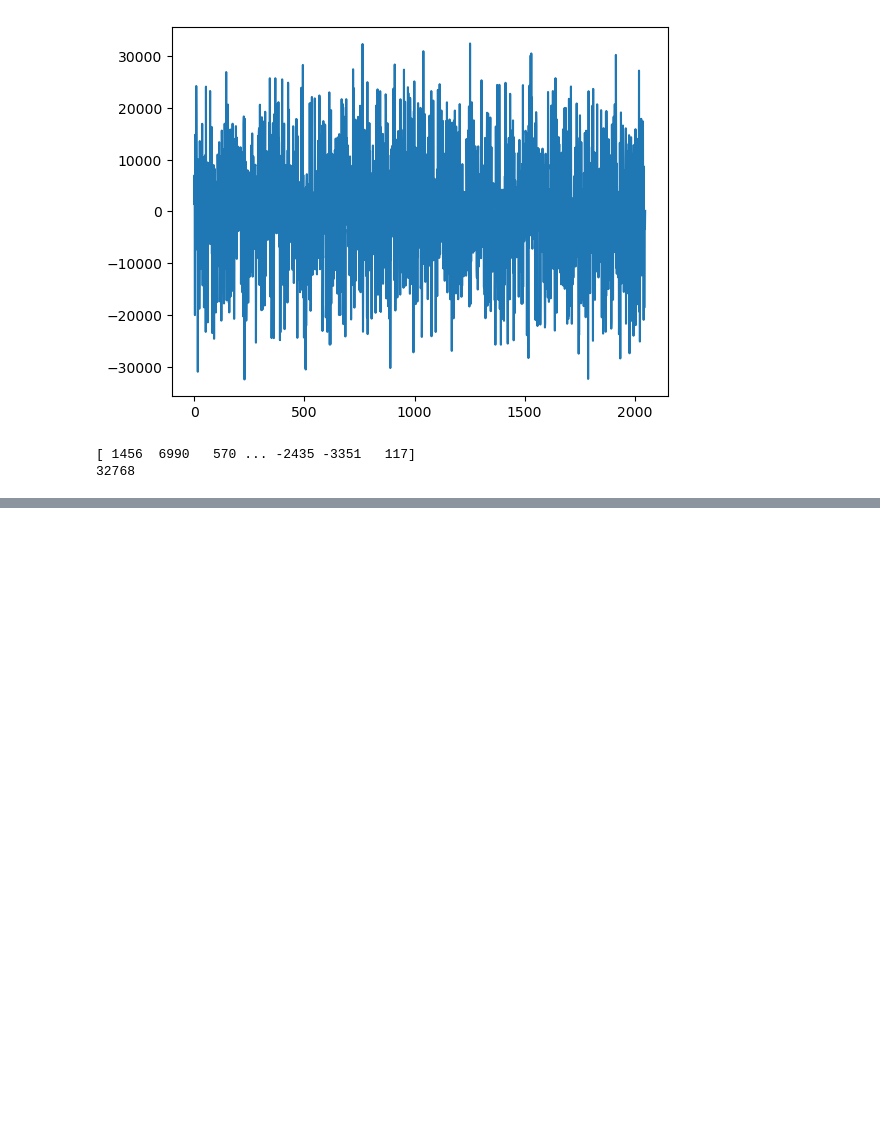
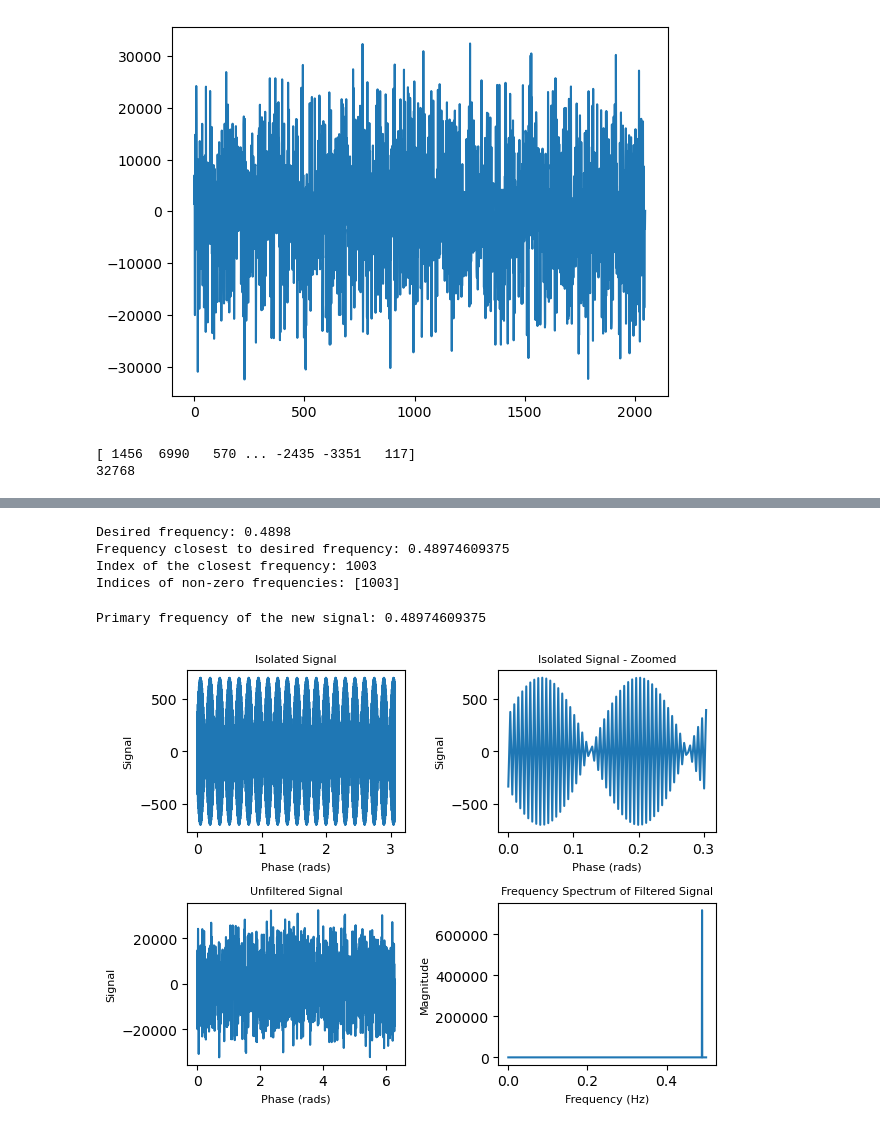
Before and after one commit to lusee-night/notebooks, a Jupyter notebook: calibrator/generate_signal.ipynb, the cells around one changed output, grey strips where cells are left out. Cells and saved outputs as stored; diff of their text form; code cells hidden in the pictures; blank space fills up the shorter version.

Commit message:
mystery frequency

```diff
--- a/calibrator/generate_signal.ipynb
+++ b/calibrator/generate_signal.ipynb
@@ -25,16 +25,19 @@ assert(wave_total_1.shape == (Npt,))
 # First we will transform the waveform into Fourier space and then generate the extended waveforms using "tones"
 
 wave_f = np.fft.rfft(wave)
+freqs = np.fft.rfftfreq(Ns)
 phi = np.arange(Npt)*2*np.pi/Ns
 wave_total_2 = np.zeros(Npt, dtype=complex)
 for freq, comp in enumerate(wave_f):
     # add to wave_total_2 the component at frequency freq
-    wave_total_2 += 2 * comp * np.exp(1j * phi * freq) / Ns  # the "2 *" makes it work... I don't know why yet
+    wave_total_2 += 2 * comp * np.exp(1j * phi * (freqs[freq] * Ns)) / Ns
 
 wave_total_2 = np.real(wave_total_2)
 
-print(wave_total_1)
-print(wave_total_2)
+float_formatter = "{:5.0f}".format
+np.set_printoptions(formatter={'float_kind': float_formatter})  # format print for easier comparison
+print(f"Stacked: \n\t{wave_total_1}")
+print(f"FFT: \n\t{wave_total_2}")
 
 # Check equality
 difference = np.abs(wave_total_1 - wave_total_2)
@@ -61,0 +109,52 @@ Standard deviation of difference: 2.2939277124437528e-08
+# %%
+isolated_signal = isolate_frequency(0.4898, wave)
+# %% [output]
+Desired frequency: 0.4898
+Frequency closest to desired frequency: 0.48974609375
+Index of the closest frequency: 1003
+Indices of non-zero frequencies: [1003]
+# %%
+# check frequency is what we asked for
+def analyze_frequency(signal):
+    N = len(signal)
+    freqs = np.fft.rfftfreq(N)
+    fft_vals = np.fft.rfft(signal)
+    peak_freq = freqs[np.argmax(np.abs(fft_vals))]
+    return peak_freq
+
+
+peak_frequency = analyze_frequency(isolated_signal)
+print(f"Primary frequency of the new signal: {peak_frequency}")
+# %% [output]
+Primary frequency of the new signal: 0.48974609375
+# %%
+# there is a problem with the irfft output... there is some group frequency that i can't make
+# go away without messing with the desired frequency and i don't see where it's coming from
+
+plt.subplot(2, 2, 1)
+plt.plot(phi[:1000], isolated_signal[:1000])
+plt.title('Isolated Signal', fontsize=8)
+plt.xlabel('Phase (rads)', fontsize=8)
+plt.ylabel('Signal', fontsize=8)
+
+plt.subplot(2, 2, 2)
+plt.plot(phi[:100], isolated_signal[:100])
+plt.title('Isolated Signal - Zoomed', fontsize=8)
+plt.xlabel('Phase (rads)', fontsize=8)
+plt.ylabel('Signal', fontsize=8)
+
+plt.subplot(2, 2, 3)
+plt.plot(phi[:len(wave)], wave)
+plt.title('Unfiltered Signal', fontsize=8)
+plt.xlabel('Phase (rads)', fontsize=8)
+plt.ylabel('Signal', fontsize=8)
+
+plt.subplot(2, 2, 4)
+plt.plot(np.fft.rfftfreq(len(isolated_signal)), np.abs(np.fft.rfft(isolated_signal)))
+plt.title('Frequency Spectrum of Filtered Signal', fontsize=8)
+plt.xlabel('Frequency (Hz)', fontsize=8)
+plt.ylabel('Magnitude', fontsize=8)
+plt.tight_layout()
+plt.show()
+# %% [output]
+[figure, added]
```
Also changed, not shown: parts of 3 cells of this notebook.
